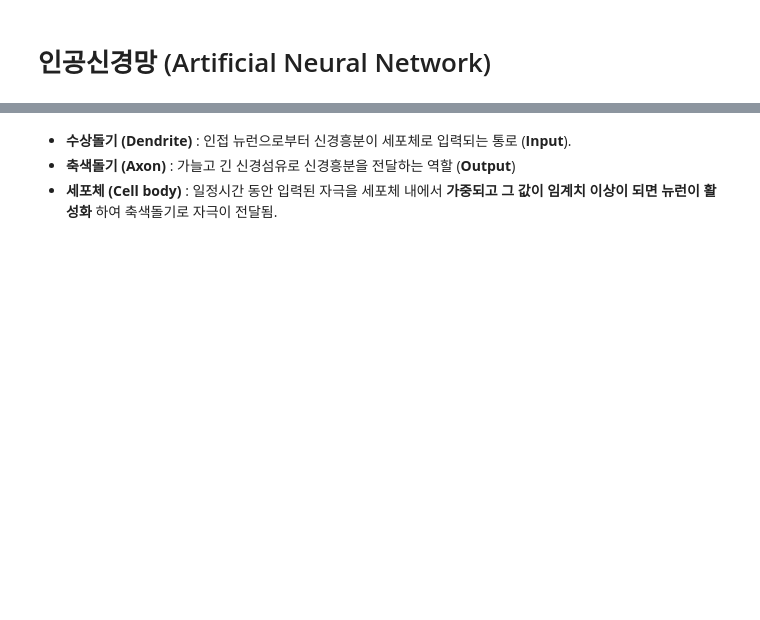
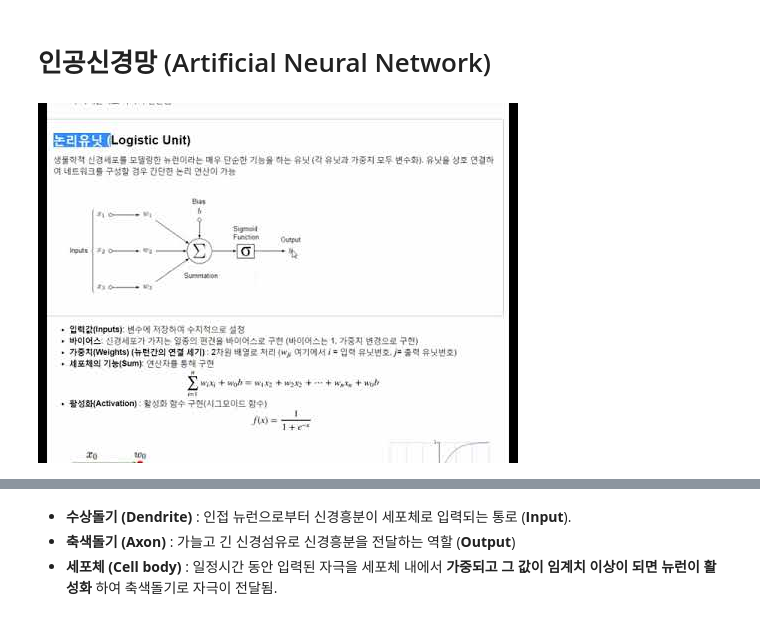
Before and after one commit to junji64/MEAN-stack, a Jupyter notebook: Neural+Network.ipynb, the cells around one changed output, grey strips where cells are left out. Drawn from its saved outputs; the diff is of its cells as text; code cells hidden in the pictures; blank space fills up the shorter version.

```diff
--- a/Neural+Network.ipynb
+++ b/Neural+Network.ipynb
@@ -1,5 +1,10 @@
 # %% [markdown]
 # 인공신경망 (Artificial Neural Network)
+# %%
+from IPython.display import YouTubeVideo
+YouTubeVideo('vcS94MFnBac')
+# %% [output]
+[figure, added]
 # %% [markdown]
 ## 생물학적 신경세포 : 뉴런 (Neuron)
 
```
Also changed, not shown: parts of 8 cells of this notebook.
